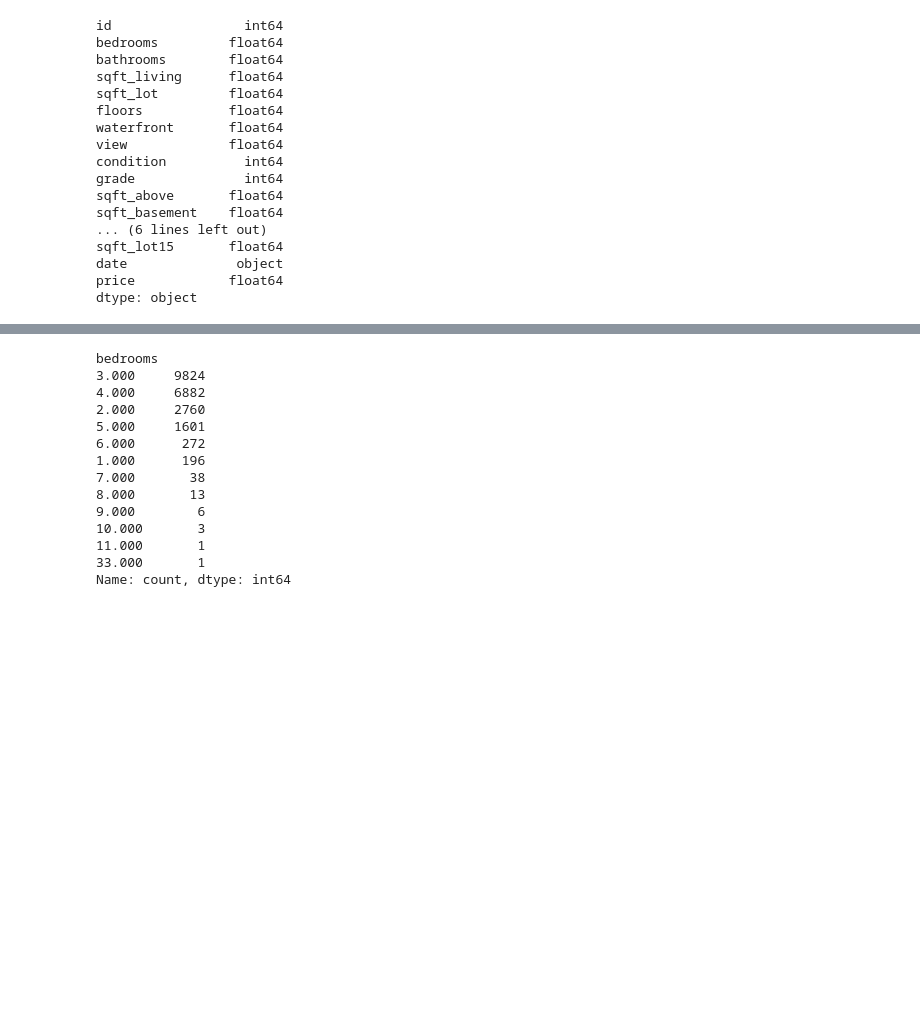
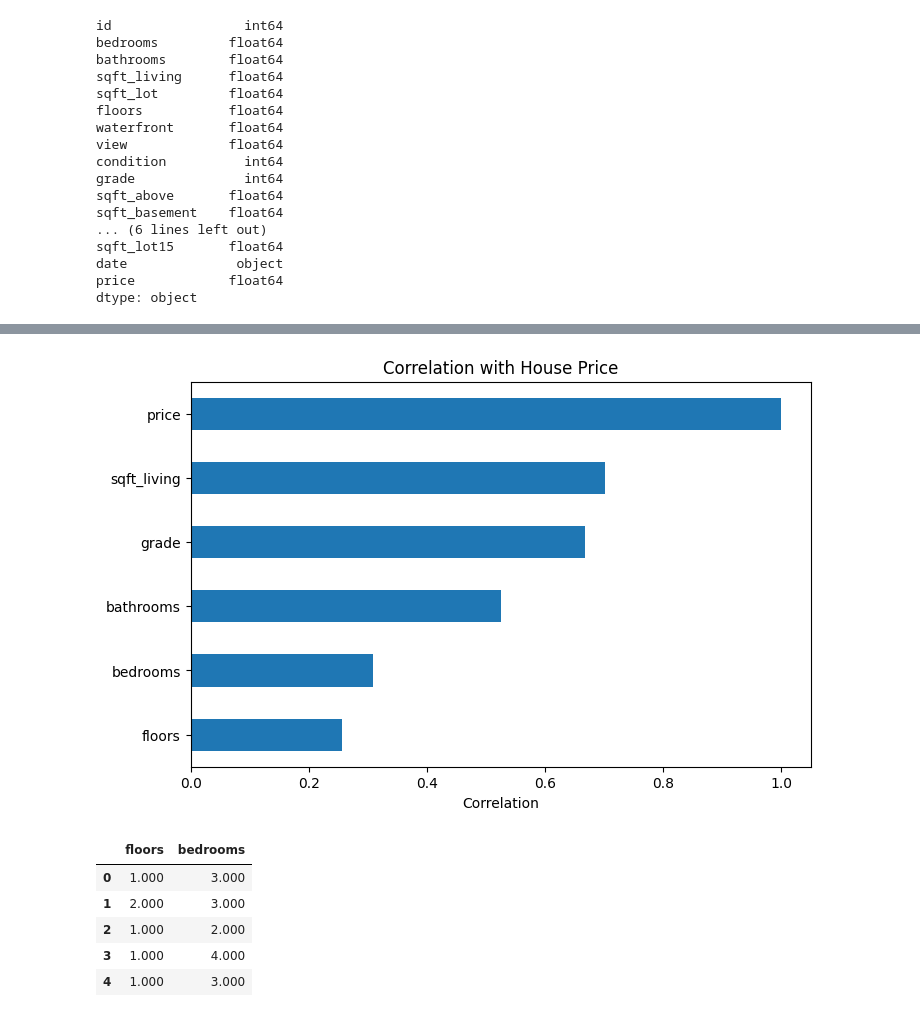
Before and after one commit to AliAlSudani0/House-markt-project, a Jupyter notebook: EDA.ipynb, the cells around one changed output, grey strips where cells are left out. Drawn from its saved outputs; the diff is of its cells as text; code cells hidden in the pictures; blank space fills up the shorter version.

```diff
--- a/EDA.ipynb
+++ b/EDA.ipynb
@@ -141,0 +289,7 @@ dtype: object
+# %%
+df[["price", "sqft_living", "grade", "bathrooms", "bedrooms", "floors"]].corr()["price"].sort_values().plot(kind="barh")
+plt.title("Correlation with House Price")
+plt.xlabel("Correlation")
+plt.show()
+# %% [output]
+[figure, added]
@@ -142,17 +298,9 @@ dtype: object
 # %%
-df["bedrooms"].value_counts()
+df[["floors", "bedrooms"]].head()
 # %% [output]
-bedrooms
-3.000     9824
-4.000     6882
-2.000     2760
-5.000     1601
-6.000      272
-1.000      196
-7.000       38
-8.000       13
-9.000        6
-10.000       3
-11.000       1
-33.000       1
-Name: count, dtype: int64
+|  | floors | bedrooms |
+| 0 | 1.000 | 3.000 |
+| 1 | 2.000 | 3.000 |
+| 2 | 1.000 | 2.000 |
+| 3 | 1.000 | 4.000 |
+| 4 | 1.000 | 3.000 |
```
Also changed, not shown: parts of 63 cells of this notebook, 1 other file.
